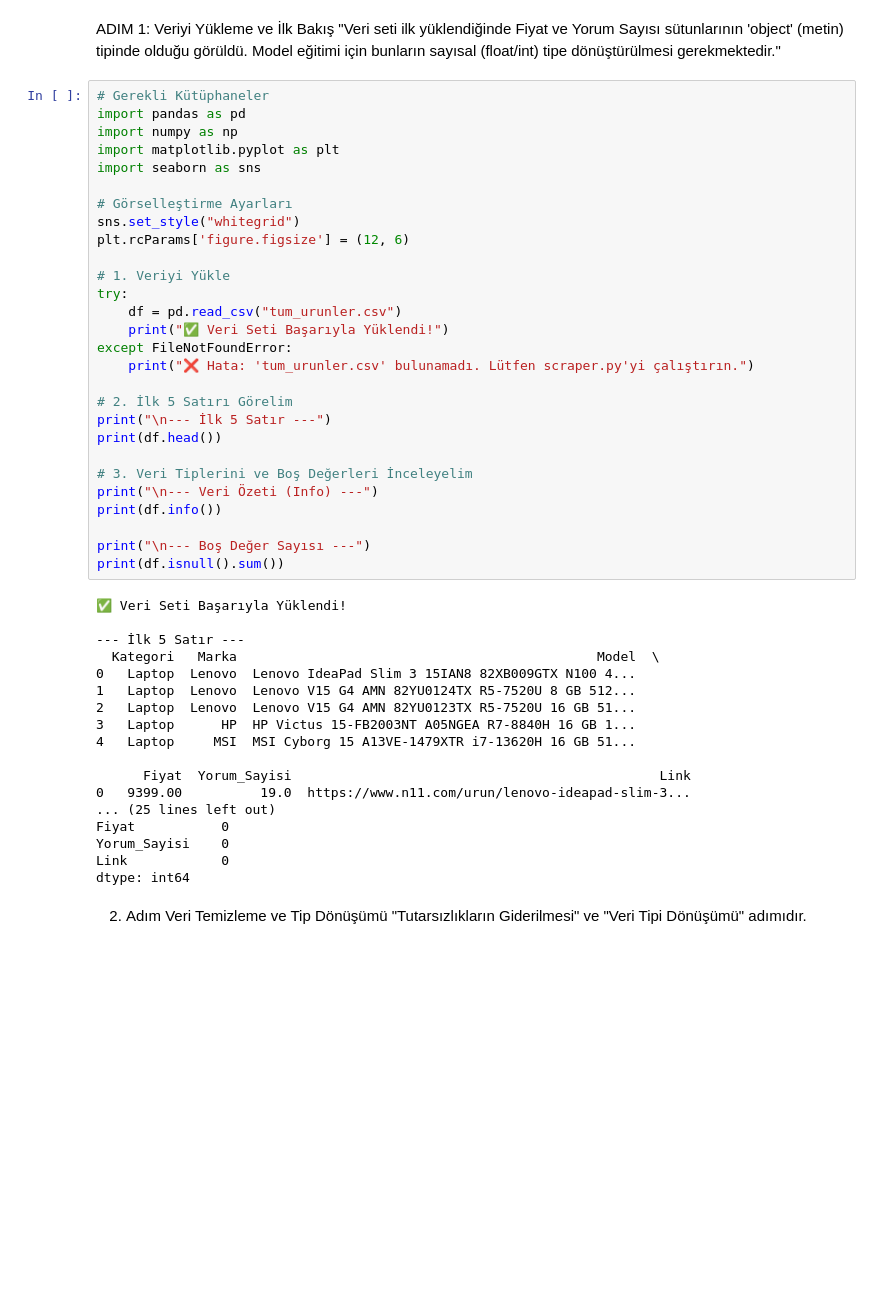
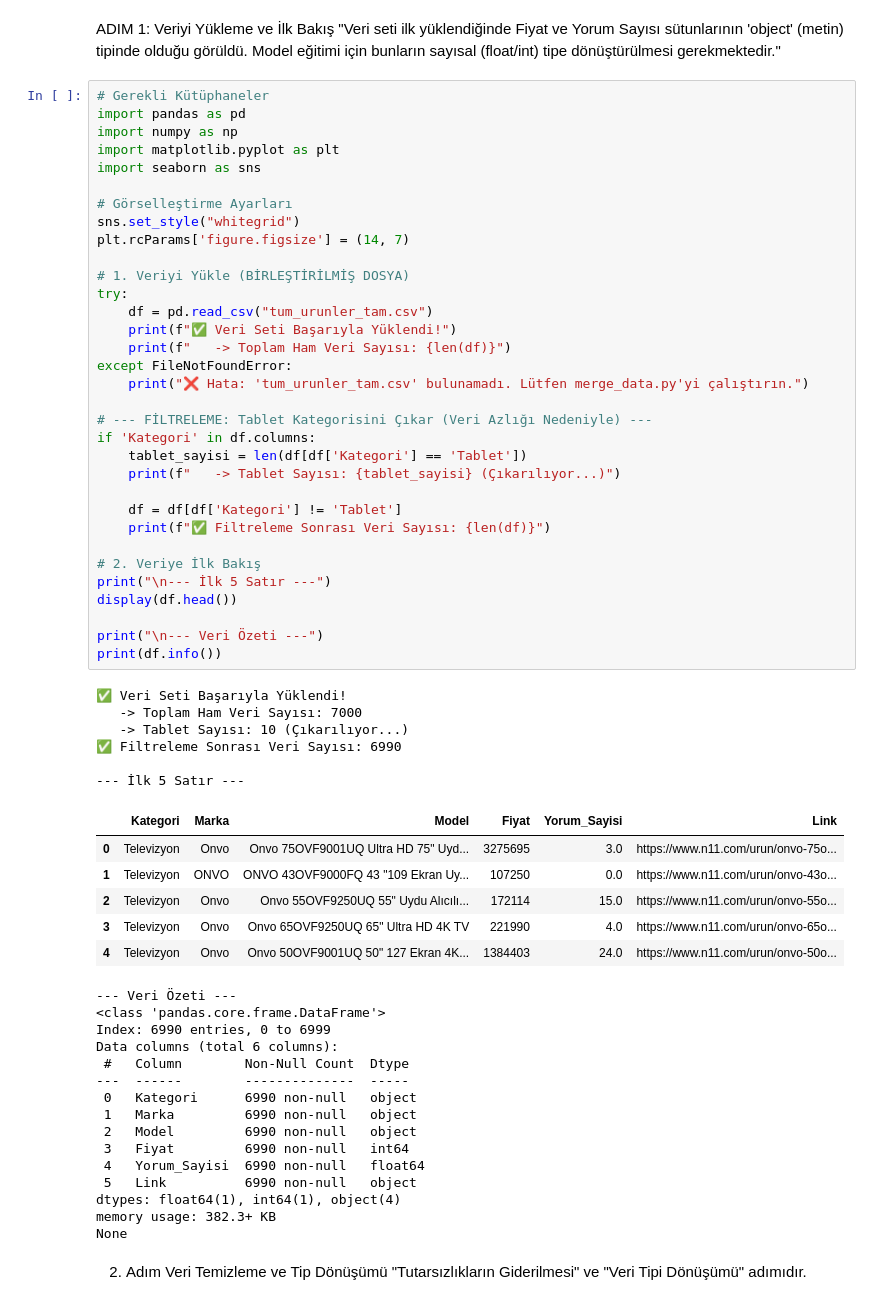
Before and after one commit to AI-Detection-Team/wisecart, a Jupyter notebook: AI_Engine/EDA_Analiz.ipynb, the cells around one changed output. Cells and saved outputs as stored; diff of their text form; blank space fills up the shorter version.

```diff
--- a/AI_Engine/EDA_Analiz.ipynb
+++ b/AI_Engine/EDA_Analiz.ipynb
@@ -4,49 +4,64 @@ ADIM 1: Veriyi Yükleme ve İlk Bakış
 # %%
 # Gerekli Kütüphaneler
 import pandas as pd
 import numpy as np
 import matplotlib.pyplot as plt
 import seaborn as sns
 
 # Görselleştirme Ayarları
 sns.set_style("whitegrid")
-plt.rcParams['figure.figsize'] = (12, 6)
+plt.rcParams['figure.figsize'] = (14, 7)
 
-# 1. Veriyi Yükle
+# 1. Veriyi Yükle (BİRLEŞTİRİLMİŞ DOSYA)
 try:
-    df = pd.read_csv("tum_urunler.csv")
-    print("✅ Veri Seti Başarıyla Yüklendi!")
+    df = pd.read_csv("tum_urunler_tam.csv")
+    print(f"✅ Veri Seti Başarıyla Yüklendi!")
+    print(f"   -> Toplam Ham Veri Sayısı: {len(df)}")
 except FileNotFoundError:
-    print("❌ Hata: 'tum_urunler.csv' bulunamadı. Lütfen scraper.py'yi çalıştırın.")
+    print("❌ Hata: 'tum_urunler_tam.csv' bulunamadı. Lütfen merge_data.py'yi çalıştırın.")
 
-# 2. İlk 5 Satırı Görelim
+# --- FİLTRELEME: Tablet Kategorisini Çıkar (Veri Azlığı Nedeniyle) ---
+if 'Kategori' in df.columns:
+    tablet_sayisi = len(df[df['Kategori'] == 'Tablet'])
+    print(f"   -> Tablet Sayısı: {tablet_sayisi} (Çıkarılıyor...)")
+
+    df = df[df['Kategori'] != 'Tablet']
+    print(f"✅ Filtreleme Sonrası Veri Sayısı: {len(df)}")
+
+# 2. Veriye İlk Bakış
 print("\n--- İlk 5 Satır ---")
-print(df.head())
+display(df.head())
 
-# 3. Veri Tiplerini ve Boş Değerleri İnceleyelim
-print("\n--- Veri Özeti (Info) ---")
+print("\n--- Veri Özeti ---")
 print(df.info())
-
-print("\n--- Boş Değer Sayısı ---")
-print(df.isnull().sum())
 # %% [output]
 ✅ Veri Seti Başarıyla Yüklendi!
+   -> Toplam Ham Veri Sayısı: 7000
+   -> Tablet Sayısı: 10 (Çıkarılıyor...)
+✅ Filtreleme Sonrası Veri Sayısı: 6990
 
 --- İlk 5 Satır ---
-  Kategori   Marka                                              Model  \
-0   Laptop  Lenovo  Lenovo IdeaPad Slim 3 15IAN8 82XB009GTX N100 4...
-1   Laptop  Lenovo  Lenovo V15 G4 AMN 82YU0124TX R5-7520U 8 GB 512...
-2   Laptop  Lenovo  Lenovo V15 G4 AMN 82YU0123TX R5-7520U 16 GB 51...
-3   Laptop      HP  HP Victus 15-FB2003NT A05NGEA R7-8840H 16 GB 1...
-4   Laptop     MSI  MSI Cyborg 15 A13VE-1479XTR i7-13620H 16 GB 51...
-
-      Fiyat  Yorum_Sayisi                                               Link
-0   9399.00          19.0  https://www.n11.com/urun/lenovo-ideapad-slim-3...
-... (25 lines left out)
-Fiyat           0
-Yorum_Sayisi    0
-Link            0
-dtype: int64
+|  | Kategori | Marka | Model | Fiyat | Yorum_Sayisi | Link |
+| 0 | Televizyon | Onvo | Onvo 75OVF9001UQ Ultra HD 75" Uyd... | 3275695 | 3.0 | https://www.n11.com/urun/onvo-75o... |
+| 1 | Televizyon | ONVO | ONVO 43OVF9000FQ 43 "109 Ekran Uy... | 107250 | 0.0 | https://www.n11.com/urun/onvo-43o... |
+| 2 | Televizyon | Onvo | Onvo 55OVF9250UQ 55" Uydu Alıcılı... | 172114 | 15.0 | https://www.n11.com/urun/onvo-55o... |
+| 3 | Televizyon | Onvo | Onvo 65OVF9250UQ 65" Ultra HD 4K TV | 221990 | 4.0 | https://www.n11.com/urun/onvo-65o... |
+| 4 | Televizyon | Onvo | Onvo 50OVF9001UQ 50" 127 Ekran 4K... | 1384403 | 24.0 | https://www.n11.com/urun/onvo-50o... |
+--- Veri Özeti ---
+<class 'pandas.core.frame.DataFrame'>
+Index: 6990 entries, 0 to 6999
+Data columns (total 6 columns):
+ #   Column        Non-Null Count  Dtype
+---  ------        --------------  -----
+ 0   Kategori      6990 non-null   object
+ 1   Marka         6990 non-null   object
+ 2   Model         6990 non-null   object
+ 3   Fiyat         6990 non-null   int64
+ 4   Yorum_Sayisi  6990 non-null   float64
+ 5   Link          6990 non-null   object
+dtypes: float64(1), int64(1), object(4)
+memory usage: 382.3+ KB
+None
 # %% [markdown]
 2. Adım Veri Temizleme ve Tip Dönüşümü
 "Tutarsızlıkların Giderilmesi" ve "Veri Tipi Dönüşümü" adımıdır.
```
Also changed, not shown: parts of 4 cells of this notebook, 8 other files.
